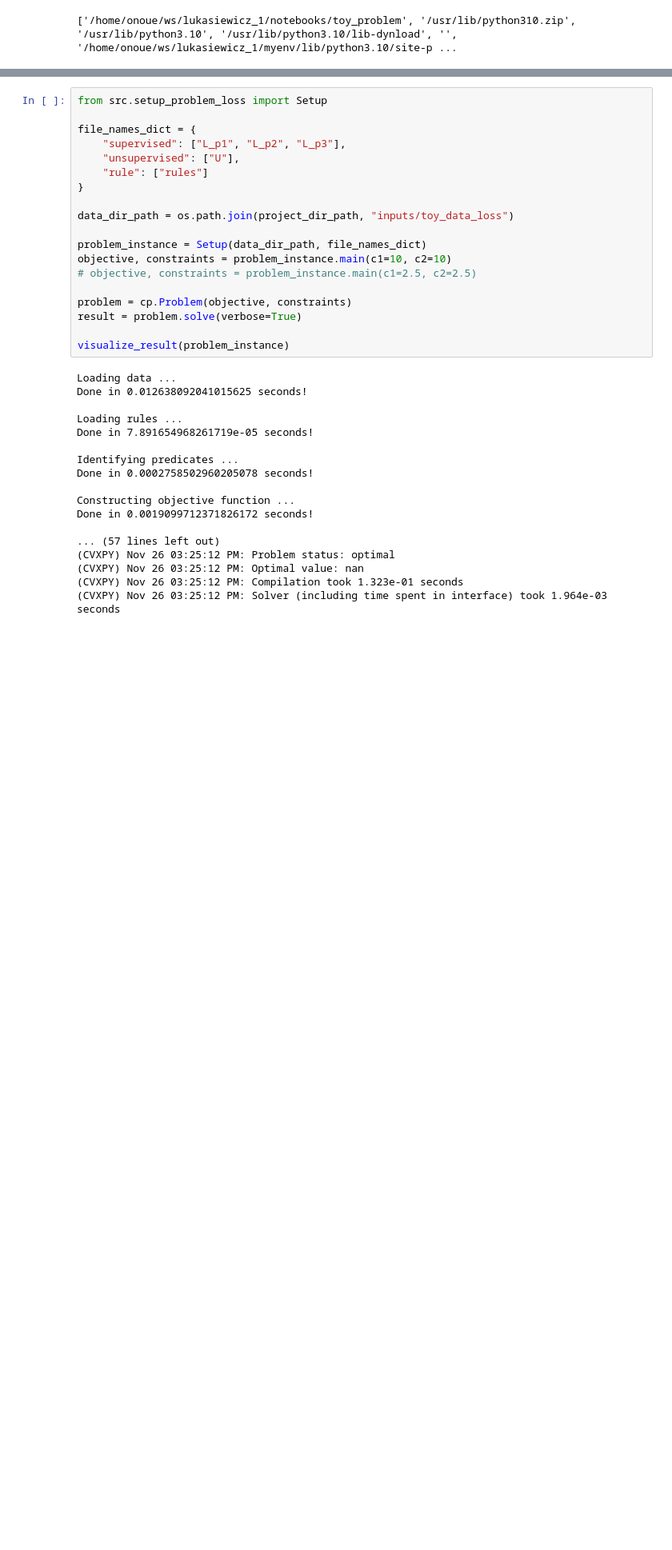
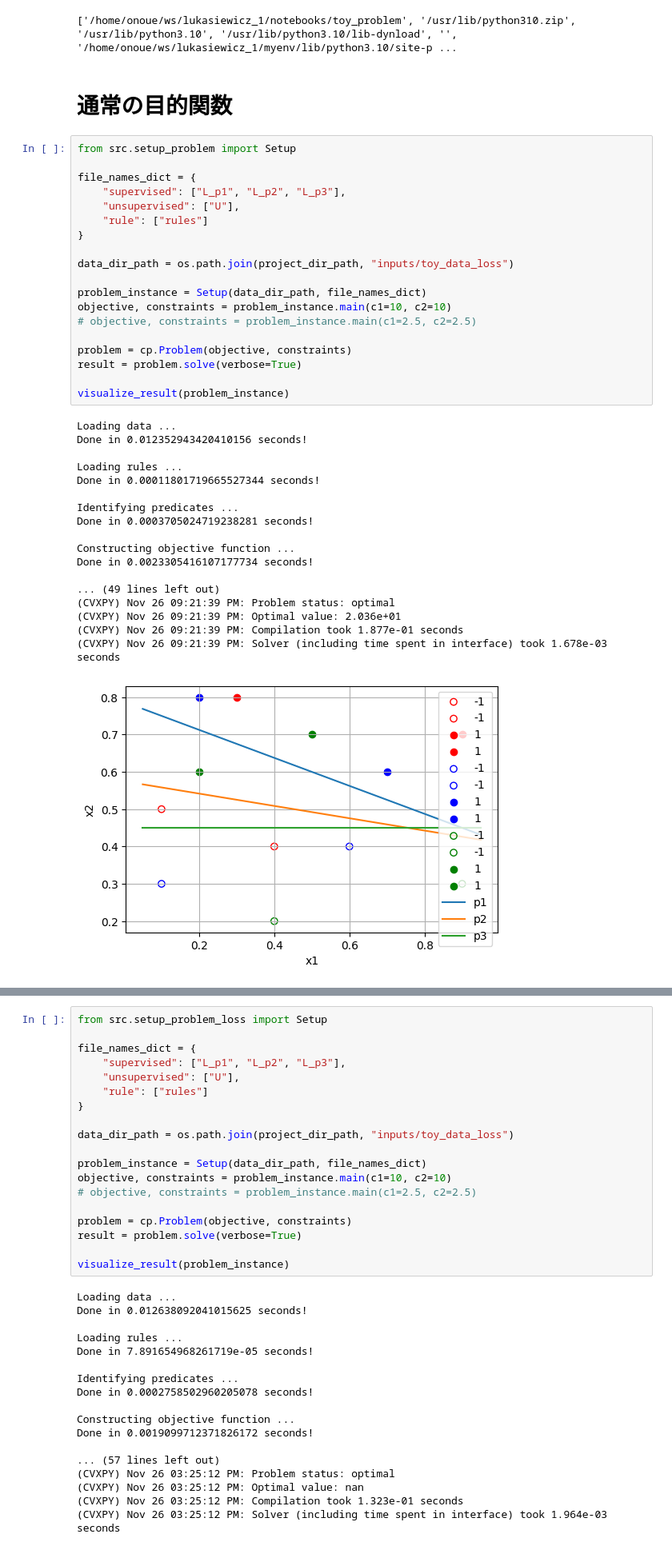
Before and after one commit to k-onoue/lukasiewicz_1, a Jupyter notebook: notebooks/toy_problem/toy_problem_loss.ipynb, the cells around one changed output, grey strips where cells are left out. Shown at 80% size. Saved outputs shown, nothing was run; the diff lists cells and outputs as text; blank space fills up the shorter version.

```diff
--- a/notebooks/toy_problem/toy_problem_loss.ipynb
+++ b/notebooks/toy_problem/toy_problem_loss.ipynb
@@ -19,3 +19,43 @@ import cvxpy as cp
 from src.misc import *
 # %% [output]
 ['/home/onoue/ws/lukasiewicz_1/notebooks/toy_problem', '/usr/lib/python310.zip', '/usr/lib/python3.10', '/usr/lib/python3.10/lib-dynload', '', '/home/onoue/ws/lukasiewicz_1/myenv/lib/python3.10/site-p ...
+# %% [markdown]
+# 通常の目的関数
+# %%
+from src.setup_problem import Setup
+
+file_names_dict = {
+    "supervised": ["L_p1", "L_p2", "L_p3"],
+    "unsupervised": ["U"],
+    "rule": ["rules"]
+}
+
+data_dir_path = os.path.join(project_dir_path, "inputs/toy_data_loss")
+
+problem_instance = Setup(data_dir_path, file_names_dict)
+objective, constraints = problem_instance.main(c1=10, c2=10)
+# objective, constraints = problem_instance.main(c1=2.5, c2=2.5)
+
+problem = cp.Problem(objective, constraints)
+result = problem.solve(verbose=True)
+
+visualize_result(problem_instance)
+# %% [output]
+Loading data ...
+Done in 0.012352943420410156 seconds!
+
+Loading rules ...
+Done in 0.00011801719665527344 seconds!
+
+Identifying predicates ...
+Done in 0.0003705024719238281 seconds!
+
+Constructing objective function ...
+Done in 0.0023305416107177734 seconds!
+
+... (49 lines left out)
+(CVXPY) Nov 26 09:21:39 PM: Problem status: optimal
+(CVXPY) Nov 26 09:21:39 PM: Optimal value: 2.036e+01
+(CVXPY) Nov 26 09:21:39 PM: Compilation took 1.877e-01 seconds
+(CVXPY) Nov 26 09:21:39 PM: Solver (including time spent in interface) took 1.678e-03 seconds
+[figure, added]
```
Also changed, not shown: parts of 1 cell of this notebook, 1 other file.
